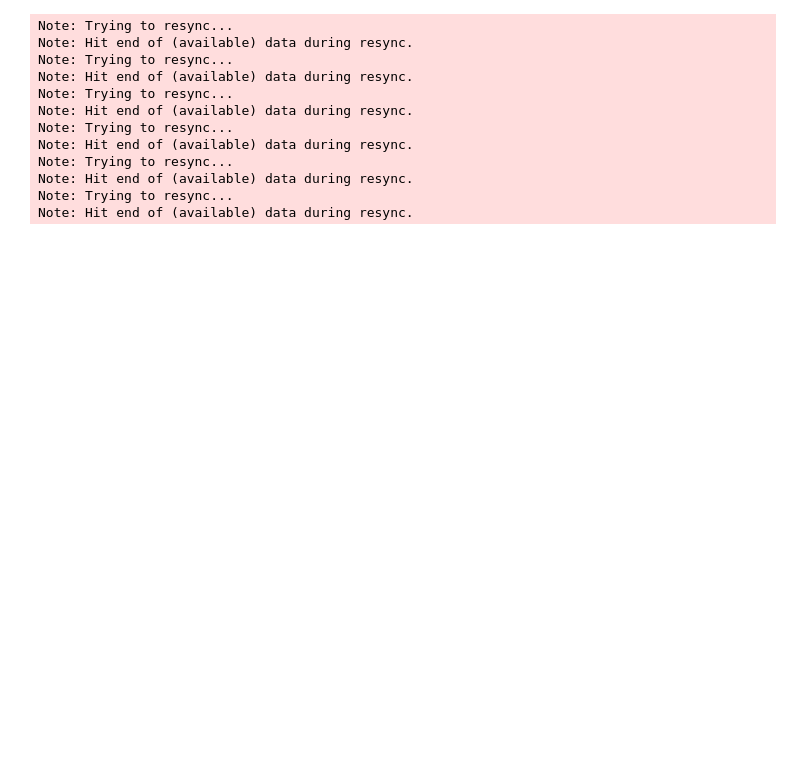
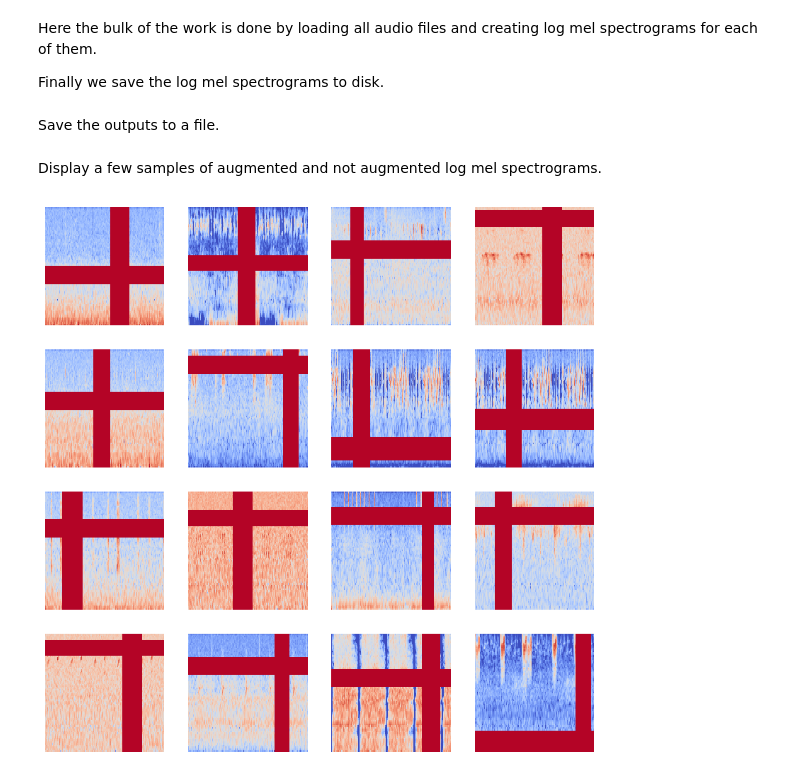
Before and after one commit to Davee02/HSLU.DSPRO1.BirdDetection, a Jupyter notebook: notebooks/06-bird-whisperer-feature-engineering.ipynb, the cells around one changed output. Cells and saved outputs as stored; diff of their text form; code cells hidden in the pictures; blank space fills up the shorter version.

```diff
--- a/notebooks/06-bird-whisperer-feature-engineering.ipynb
+++ b/notebooks/06-bird-whisperer-feature-engineering.ipynb
@@ -41,38 +50,4 @@ for species, count in tqdm(species_counts.items(), total=original_df.shape[0]):
-# %%
-for index, row in tqdm(original_df.iterrows(), total=original_df.shape[0]):
-    if index > 1000:
-        break
-
-    audio_url = row["file"]
-    original_audio_file_name = row["file-name"]
-    file_extension = original_audio_file_name.split(".")[-1]
-    new_audio_file_name = f"{row['id']}.{file_extension}"
-    full_audio_file_path = os.path.join(input_audio_dir, new_audio_file_name)
-
-    if not os.path.exists(full_audio_file_path):
-      print(f"Audio file {new_audio_file_name} not found. Skipping.")
-      continue
-
-    try:
-      audio_content, sample_rate = librosa.load(full_audio_file_path, sr=None)
-      if sample_rate != SAMPLE_RATE:
-          audio_content = librosa.resample(audio_content, orig_sr=sample_rate, target_sr=SAMPLE_RATE)
-
-      # Trim silence from start and end
-      audio_content, _ = librosa.effects.trim(audio_content, top_db=20)
-    except Exception as e:
-      print(f"Error loading audio file {new_audio_file_name}: {e}. Skipping.")
-      continue
-# %% [output]
-Note: Trying to resync...
-Note: Hit end of (available) data during resync.
-Note: Trying to resync...
-Note: Hit end of (available) data during resync.
-Note: Trying to resync...
-Note: Hit end of (available) data during resync.
-Note: Trying to resync...
-Note: Hit end of (available) data during resync.
-Note: Trying to resync...
-Note: Hit end of (available) data during resync.
-Note: Trying to resync...
-Note: Hit end of (available) data during resync.
+# %% [markdown]
+Here the bulk of the work is done by loading all audio files and creating log mel spectrograms for each of them.
+
+Finally we save the log mel spectrograms to disk.
@@ -78,0 +112,2 @@ Note: Hit end of (available) data during resync.
+# %% [markdown]
+Save the outputs to a file.
@@ -78,0 +117,21 @@ Note: Hit end of (available) data during resync.
+# %% [markdown]
+Display a few samples of augmented and not augmented log mel spectrograms.
+# %%
+# display a 4x4 grid of augmented spectograms
+augmented_outputs = [output for output in outputs if output["augmented"]]
+
+plt.figure(figsize=(10, 10))
+for i in range(16):
+    spectogram_path = os.path.join(OUTPUT_SPECTROGRAM_DIR, augmented_outputs[i]["spectogram_file"])
+    spec = ap.load_log_mel_spectrogram(spectogram_path, type='torch')
+    plt.subplot(4, 4, i + 1)
+    librosa.display.specshow(
+      spec,
+      sr=SAMPLE_RATE,
+      hop_length=log_mel_params["hop_length"],
+      x_axis="frames",
+      y_axis="mel",
+  )
+    plt.axis("off")
+# %% [output]
+[figure, added]
```
Also changed, not shown: parts of 10 cells of this notebook, 1 other file.
